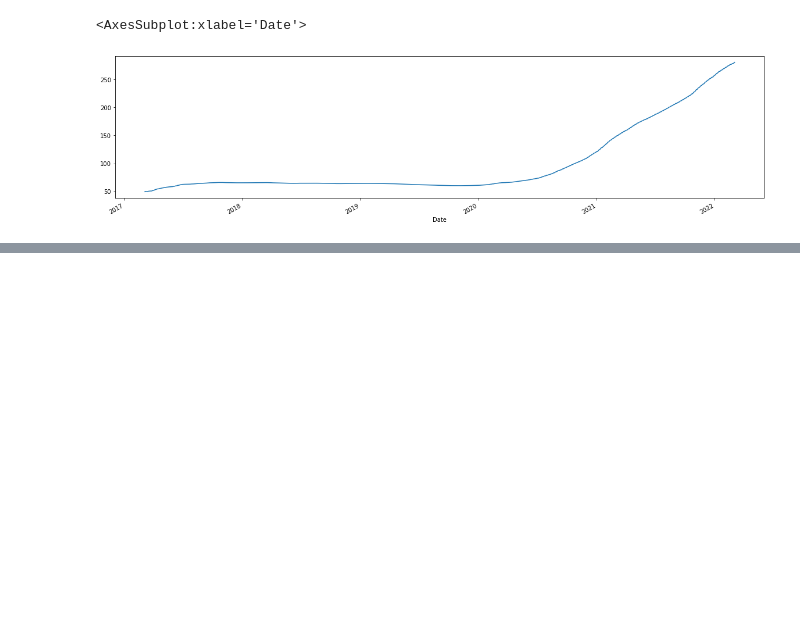
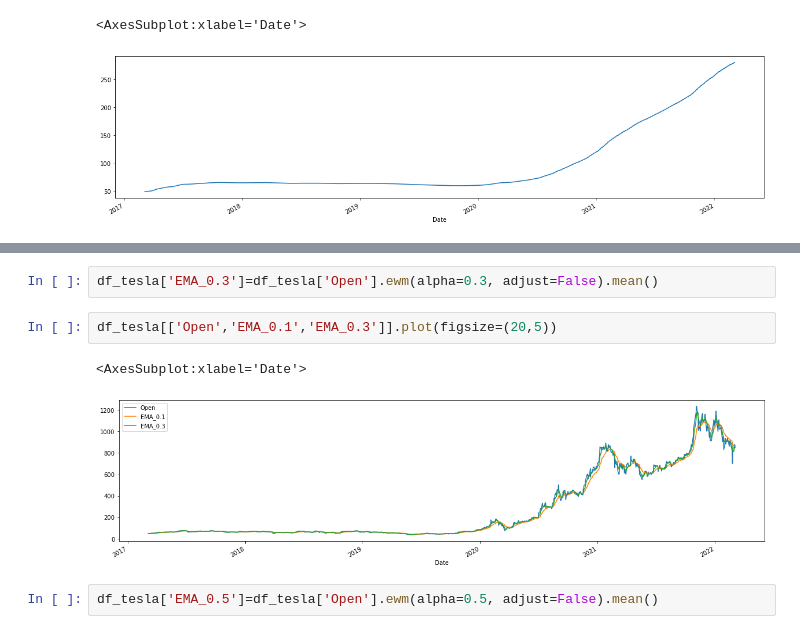
Before and after one commit to iamatul1214/Time-series-, a Jupyter notebook: Time Series -2 .ipynb, the cells around one changed output, grey strips where cells are left out. Cells and saved outputs as stored; diff of their text form; blank space fills up the shorter version.

```diff
--- a/Time Series -2 .ipynb
+++ b/Time Series -2 .ipynb
@@ -75,0 +93,9 @@ df_tesla['Open'].expanding().mean().plot(figsize=(20,5))
+# %%
+df_tesla['EMA_0.3']=df_tesla['Open'].ewm(alpha=0.3, adjust=False).mean()
+# %%
+df_tesla[['Open','EMA_0.1','EMA_0.3']].plot(figsize=(20,5))
+# %% [output]
+<AxesSubplot:xlabel='Date'>
+[figure, added]
+# %%
+df_tesla['EMA_0.5']=df_tesla['Open'].ewm(alpha=0.5, adjust=False).mean()
```
Also changed, not shown: parts of 11 cells of this notebook.
